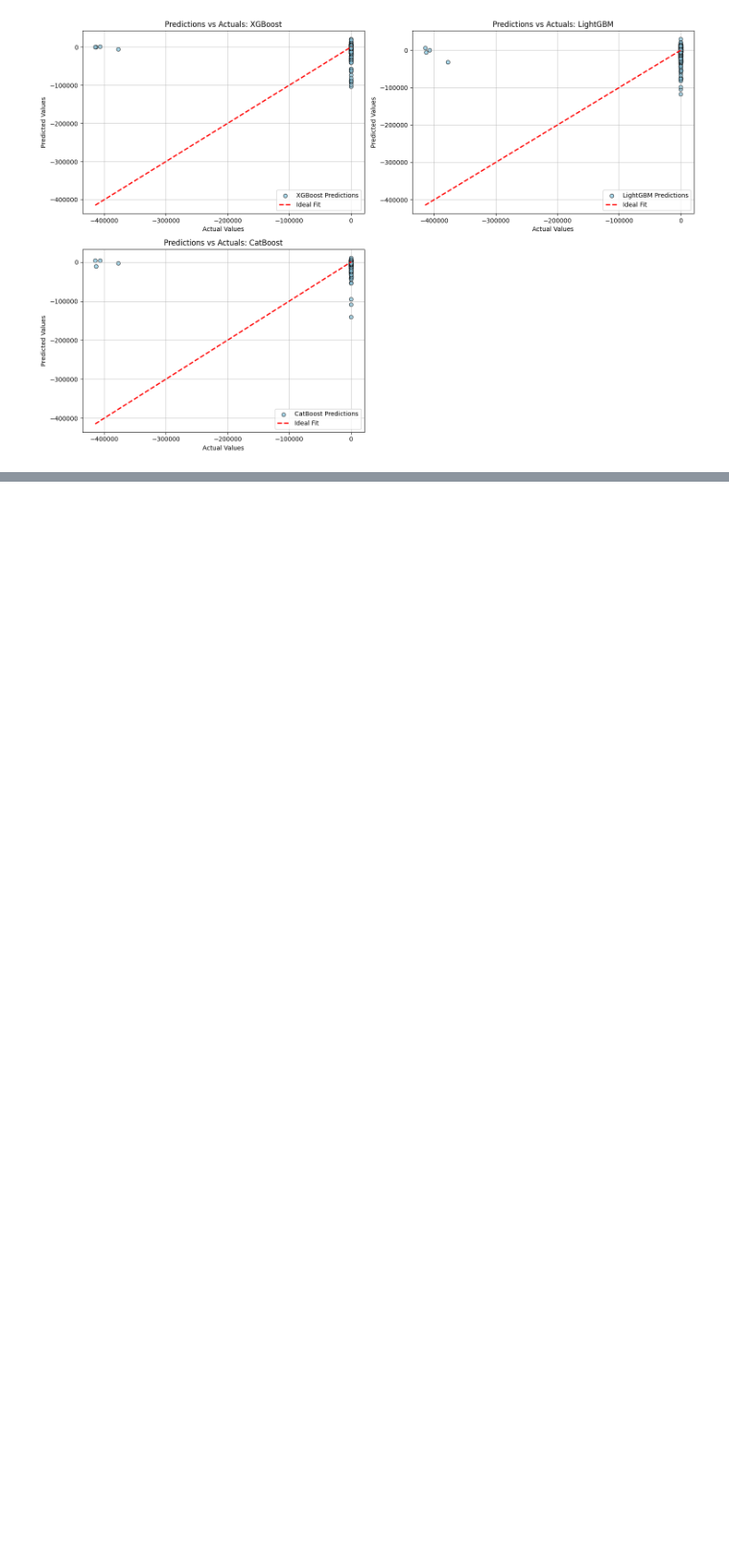
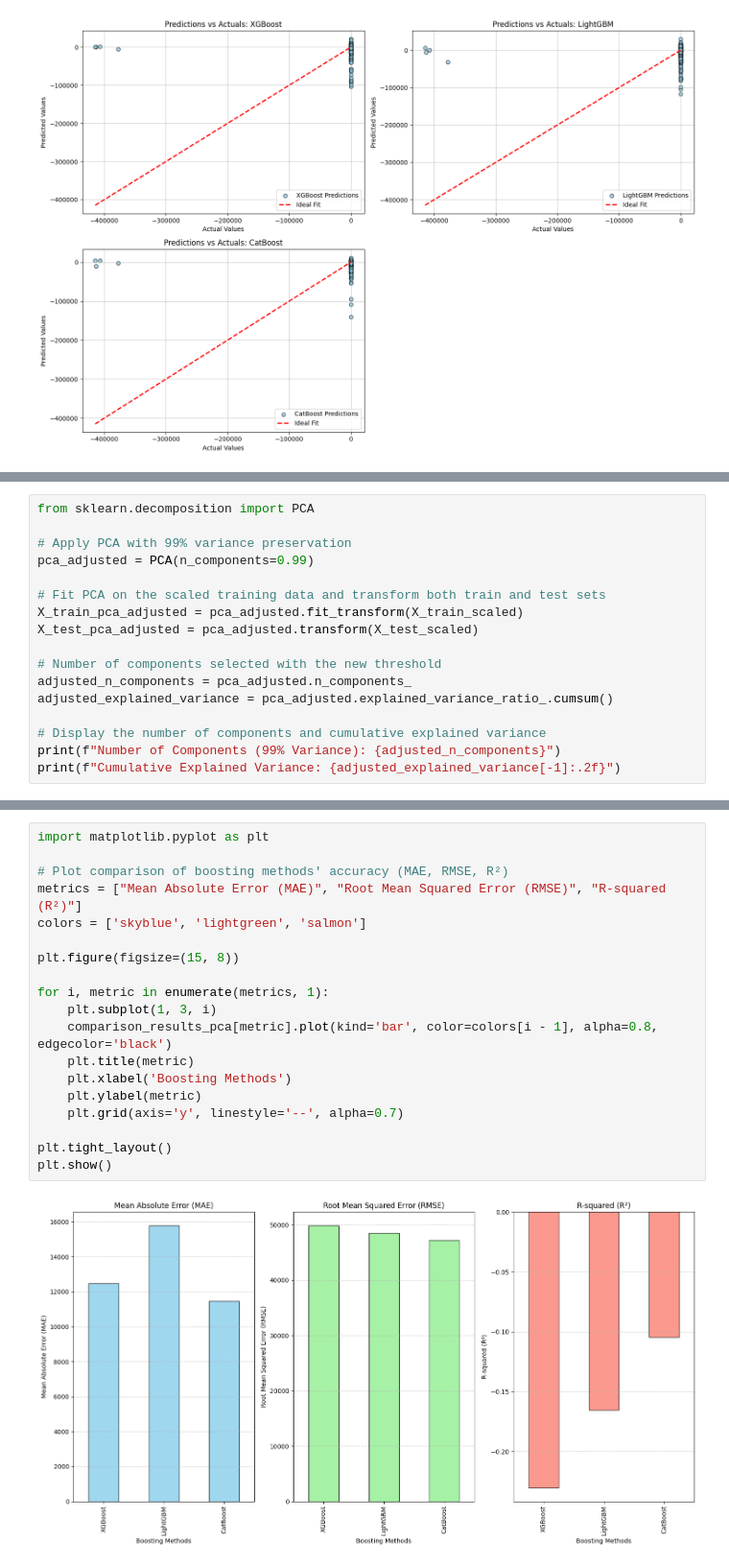
Before and after one commit to Athman-Athman/RESEARCH, a Jupyter notebook: RESEARCH_DATA_ANALYSIS_VTT_NOV_24.ipynb, the cells around one changed output, grey strips where cells are left out. Shown: that part at 96% size. Drawn from its saved outputs; the diff is of its cells as text; blank space fills up the shorter version.

```diff
--- a/RESEARCH_DATA_ANALYSIS_VTT_NOV_24.ipynb
+++ b/RESEARCH_DATA_ANALYSIS_VTT_NOV_24.ipynb
@@ -1086,0 +1156,17 @@ KeyError: 'PORT_PRODUCTIVITY'
+# %%
+from sklearn.decomposition import PCA
+
+# Apply PCA with 99% variance preservation
+pca_adjusted = PCA(n_components=0.99)
+
+# Fit PCA on the scaled training data and transform both train and test sets
+X_train_pca_adjusted = pca_adjusted.fit_transform(X_train_scaled)
+X_test_pca_adjusted = pca_adjusted.transform(X_test_scaled)
+
+# Number of components selected with the new threshold
+adjusted_n_components = pca_adjusted.n_components_
+adjusted_explained_variance = pca_adjusted.explained_variance_ratio_.cumsum()
+
+# Display the number of components and cumulative explained variance
+print(f"Number of Components (99% Variance): {adjusted_n_components}")
+print(f"Cumulative Explained Variance: {adjusted_explained_variance[-1]:.2f}")
@@ -1086,0 +1222,21 @@ KeyError: 'PORT_PRODUCTIVITY'
+# %%
+import matplotlib.pyplot as plt
+
+# Plot comparison of boosting methods' accuracy (MAE, RMSE, R²)
+metrics = ["Mean Absolute Error (MAE)", "Root Mean Squared Error (RMSE)", "R-squared (R²)"]
+colors = ['skyblue', 'lightgreen', 'salmon']
+
+plt.figure(figsize=(15, 8))
+
+for i, metric in enumerate(metrics, 1):
+    plt.subplot(1, 3, i)
+    comparison_results_pca[metric].plot(kind='bar', color=colors[i - 1], alpha=0.8, edgecolor='black')
+    plt.title(metric)
+    plt.xlabel('Boosting Methods')
+    plt.ylabel(metric)
+    plt.grid(axis='y', linestyle='--', alpha=0.7)
+
+plt.tight_layout()
+plt.show()
+# %% [output]
+[figure, added]
```
Also changed, not shown: parts of 15 cells of this notebook.
